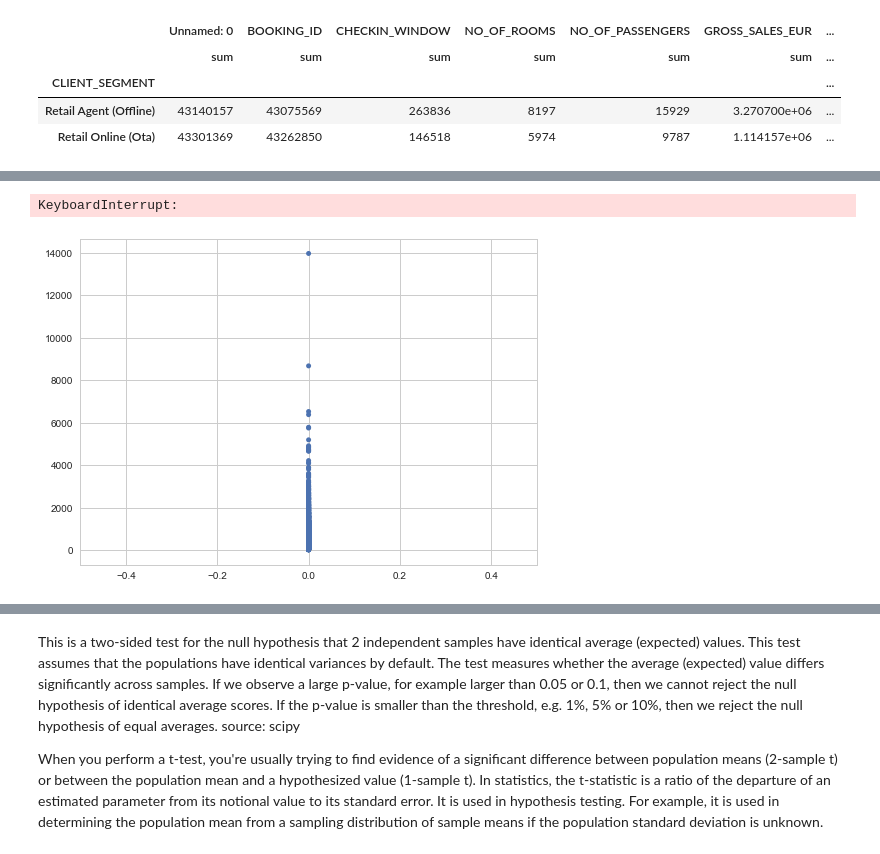
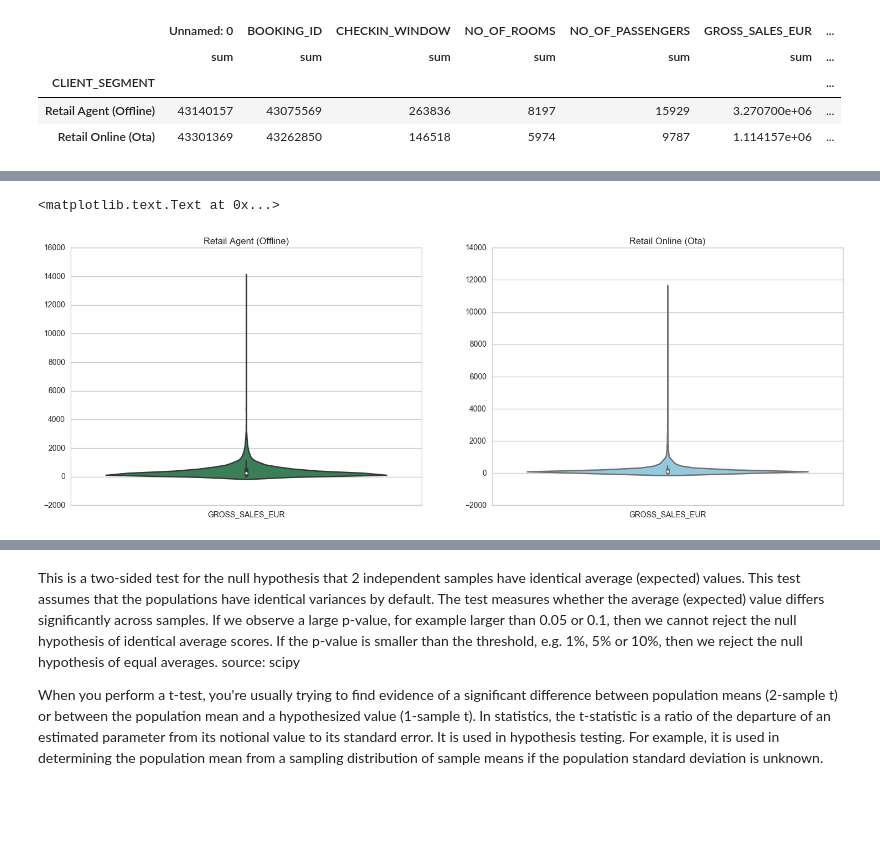
Before and after one commit to Son17/Data-Science-Projects, a Jupyter notebook: GTA .ipynb, the cells around one changed output, grey strips where cells are left out. Cells and saved outputs as stored; diff of their text form; code cells hidden in the pictures; blank space fills up the shorter version.

```diff
--- a/GTA .ipynb
+++ b/GTA .ipynb
@@ -10,7 +10,7 @@ color = sns.color_palette()
 # %%
 #import data
 
-data = pd.read_csv('C:\\Users\\sonja tilly.ABERDEEN\\GTA Data Scientist Interview Dataset.csv',\
+data = pd.read_csv('C:\\Users\\Sonja\\Udacity\\GTA Data Scientist Interview Dataset.csv',\
                    low_memory=False)
 data.head(2)
 # %% [output]
@@ -55,12 +47,14 @@ OTA.tail()
 # %%
 fig = plt.figure(figsize=(18,6))
 sns.set_style("whitegrid")
 
 sub1 = plt.subplot(1,2, 1)
-sub1 = sns.swarmplot(y=RAO['GROSS_SALES_EUR'], data=RAO)
+sub1 = sns.violinplot(data=RAO, color='seagreen')
+plt.title('Retail Agent (Offline)')
 
 sub2 = plt.subplot(1,2, 2)
-sub1 = sns.swarmplot(y=OTA['GROSS_SALES_EUR'], data=OTA)
+sub2 = sns.violinplot(data=OTA, color='skyblue')
+plt.title('Retail Online (Ota)')
 # %% [output]
-KeyboardInterrupt:
+<matplotlib.text.Text at 0x...>
-[figure, old version]
+[figure, new version]
```
Also changed, not shown: parts of 12 cells of this notebook.
